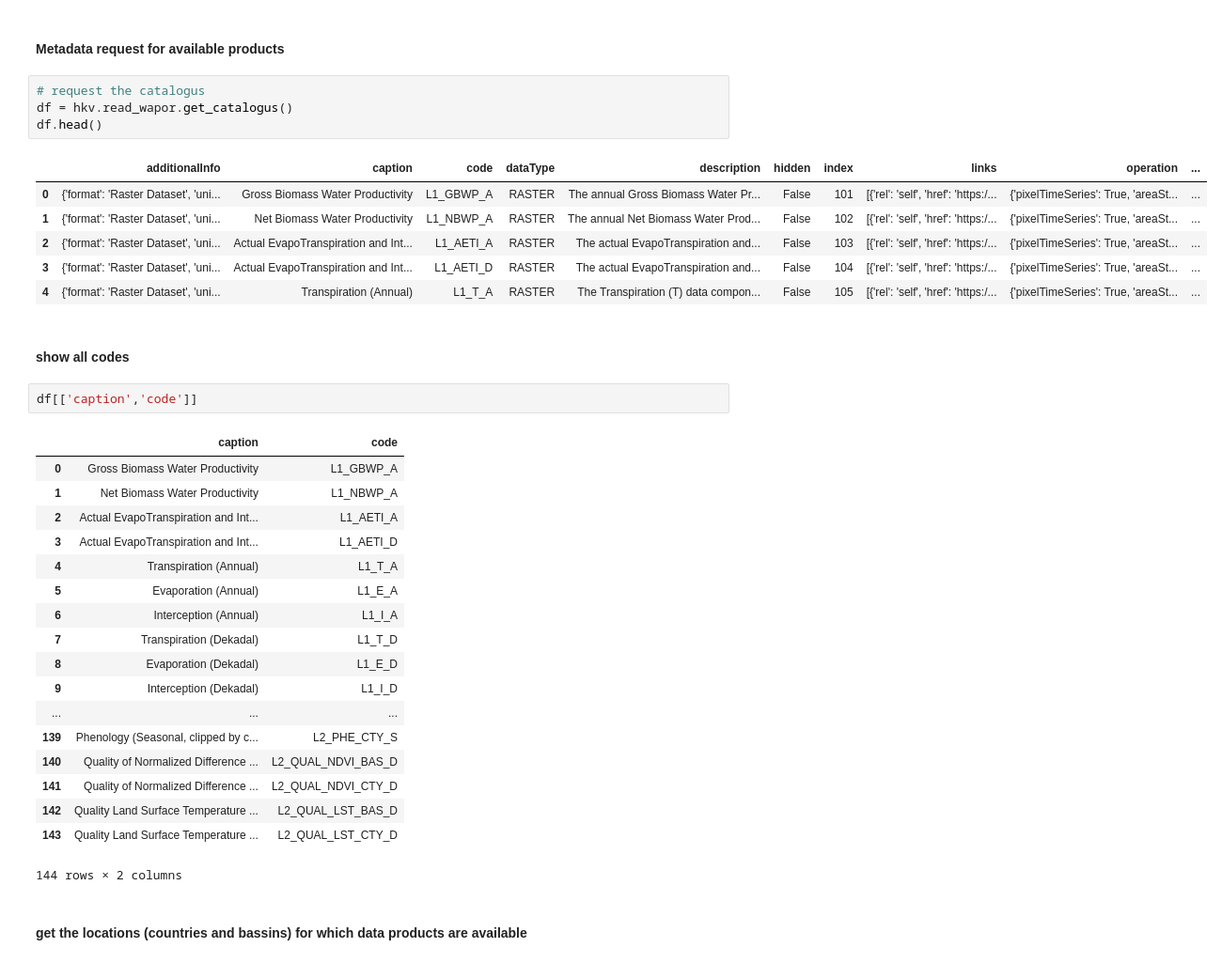
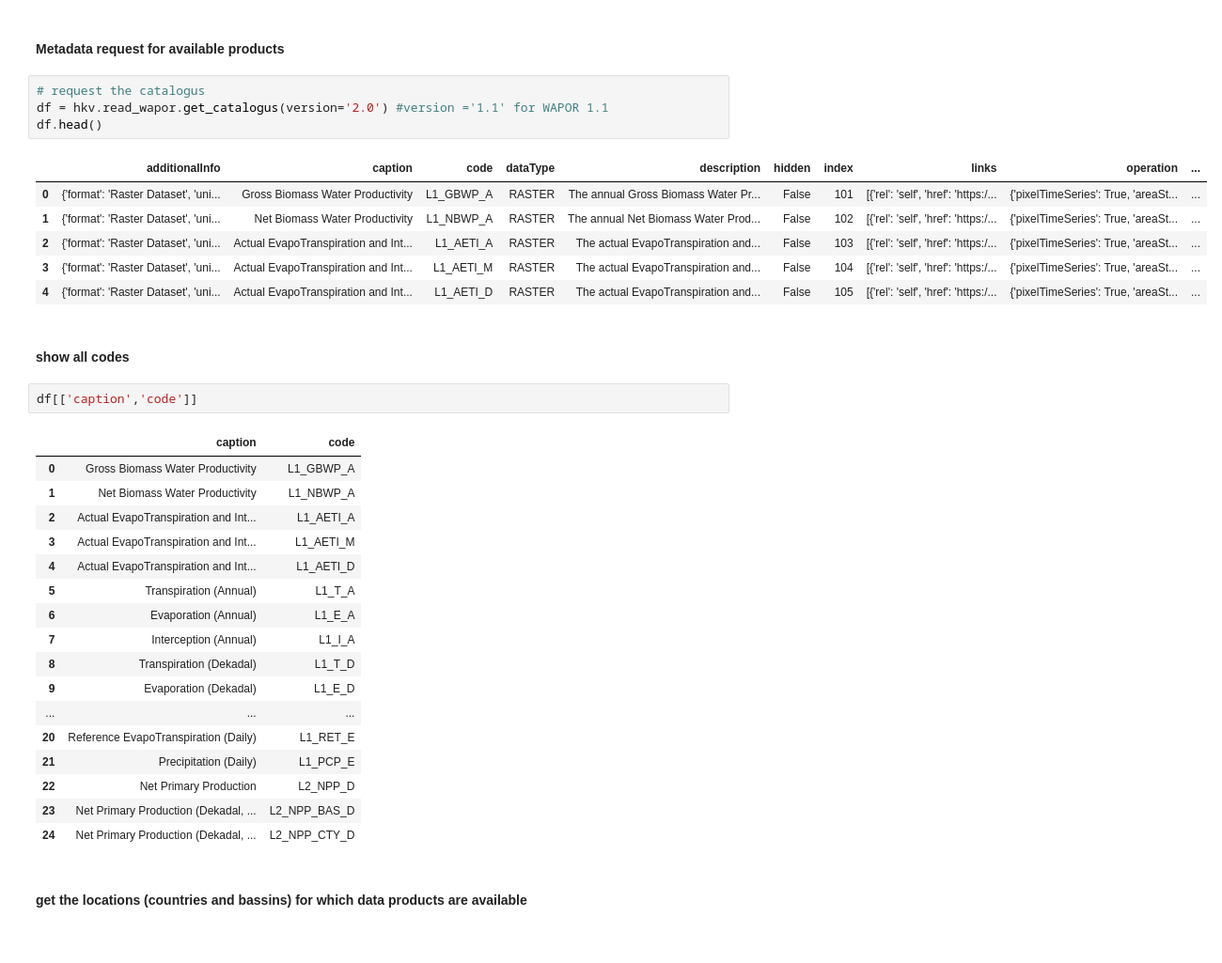
Before and after one commit to HKV-products-services/hkvwaporpy, a Jupyter notebook: notebook/example usage hkvwaporpy.ipynb, the cells around one changed output. Shown at 94% size. Drawn from its saved outputs; the diff is of its cells as text.

Commit message:
notebook example for WaPOR version 2.0

```diff
--- a/notebook/example usage hkvwaporpy.ipynb
+++ b/notebook/example usage hkvwaporpy.ipynb
@@ -9,15 +9,15 @@ from matplotlib import pyplot as plt
 #### Metadata request for available products
 # %%
 # request the catalogus
-df = hkv.read_wapor.get_catalogus()
+df = hkv.read_wapor.get_catalogus(version='2.0') #version ='1.1' for WAPOR 1.1
 df.head()
 # %% [output]
 |  | additionalInfo | caption | code | dataType | description | hidden | index | links | operation | ... |
 | 0 | {'format': 'Raster Dataset', 'uni... | Gross Biomass Water Productivity | L1_GBWP_A | RASTER | The annual Gross Biomass Water Pr... | False | 101 | [{'rel': 'self', 'href': 'https:/... | {'pixelTimeSeries': True, 'areaSt... | ... |
 | 1 | {'format': 'Raster Dataset', 'uni... | Net Biomass Water Productivity | L1_NBWP_A | RASTER | The annual Net Biomass Water Prod... | False | 102 | [{'rel': 'self', 'href': 'https:/... | {'pixelTimeSeries': True, 'areaSt... | ... |
 | 2 | {'format': 'Raster Dataset', 'uni... | Actual EvapoTranspiration and Int... | L1_AETI_A | RASTER | The actual EvapoTranspiration and... | False | 103 | [{'rel': 'self', 'href': 'https:/... | {'pixelTimeSeries': True, 'areaSt... | ... |
-| 3 | {'format': 'Raster Dataset', 'uni... | Actual EvapoTranspiration and Int... | L1_AETI_D | RASTER | The actual EvapoTranspiration and... | False | 104 | [{'rel': 'self', 'href': 'https:/... | {'pixelTimeSeries': True, 'areaSt... | ... |
-| 4 | {'format': 'Raster Dataset', 'uni... | Transpiration (Annual) | L1_T_A | RASTER | The Transpiration (T) data compon... | False | 105 | [{'rel': 'self', 'href': 'https:/... | {'pixelTimeSeries': True, 'areaSt... | ... |
+| 3 | {'format': 'Raster Dataset', 'uni... | Actual EvapoTranspiration and Int... | L1_AETI_M | RASTER | The actual EvapoTranspiration and... | False | 104 | [{'rel': 'self', 'href': 'https:/... | {'pixelTimeSeries': True, 'areaSt... | ... |
+| 4 | {'format': 'Raster Dataset', 'uni... | Actual EvapoTranspiration and Int... | L1_AETI_D | RASTER | The actual EvapoTranspiration and... | False | 105 | [{'rel': 'self', 'href': 'https:/... | {'pixelTimeSeries': True, 'areaSt... | ... |
 # %% [markdown]
 #### show all codes
 # %%
@@ -27,20 +27,19 @@ df[['caption','code']]
 | 0 | Gross Biomass Water Productivity | L1_GBWP_A |
 | 1 | Net Biomass Water Productivity | L1_NBWP_A |
 | 2 | Actual EvapoTranspiration and Int... | L1_AETI_A |
-| 3 | Actual EvapoTranspiration and Int... | L1_AETI_D |
-| 4 | Transpiration (Annual) | L1_T_A |
-| 5 | Evaporation (Annual) | L1_E_A |
-| 6 | Interception (Annual) | L1_I_A |
-| 7 | Transpiration (Dekadal) | L1_T_D |
-| 8 | Evaporation (Dekadal) | L1_E_D |
-| 9 | Interception (Dekadal) | L1_I_D |
+| 3 | Actual EvapoTranspiration and Int... | L1_AETI_M |
+| 4 | Actual EvapoTranspiration and Int... | L1_AETI_D |
+| 5 | Transpiration (Annual) | L1_T_A |
+| 6 | Evaporation (Annual) | L1_E_A |
+| 7 | Interception (Annual) | L1_I_A |
+| 8 | Transpiration (Dekadal) | L1_T_D |
+| 9 | Evaporation (Dekadal) | L1_E_D |
 | ... | ... | ... |
-| 139 | Phenology (Seasonal, clipped by c... | L2_PHE_CTY_S |
-| 140 | Quality of Normalized Difference ... | L2_QUAL_NDVI_BAS_D |
-| 141 | Quality of Normalized Difference ... | L2_QUAL_NDVI_CTY_D |
-| 142 | Quality Land Surface Temperature ... | L2_QUAL_LST_BAS_D |
-| 143 | Quality Land Surface Temperature ... | L2_QUAL_LST_CTY_D |
+| 20 | Reference EvapoTranspiration (Daily) | L1_RET_E |
+| 21 | Precipitation (Daily) | L1_PCP_E |
+| 22 | Net Primary Production | L2_NPP_D |
+| 23 | Net Primary Production (Dekadal, ... | L2_NPP_BAS_D |
+| 24 | Net Primary Production (Dekadal, ... | L2_NPP_CTY_D |
-144 rows × 2 columns
 # %% [markdown]
 #### get the locations (countries and bassins) for which data products are available
 # %%
```
Also changed, not shown: parts of 6 cells of this notebook.
